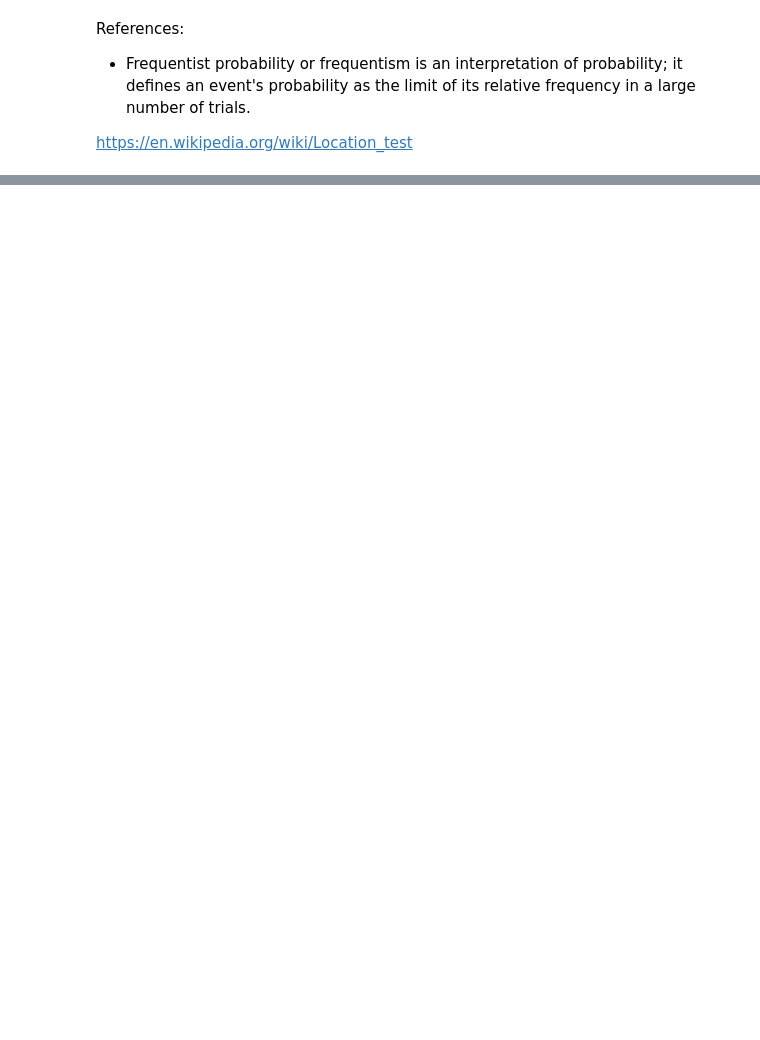
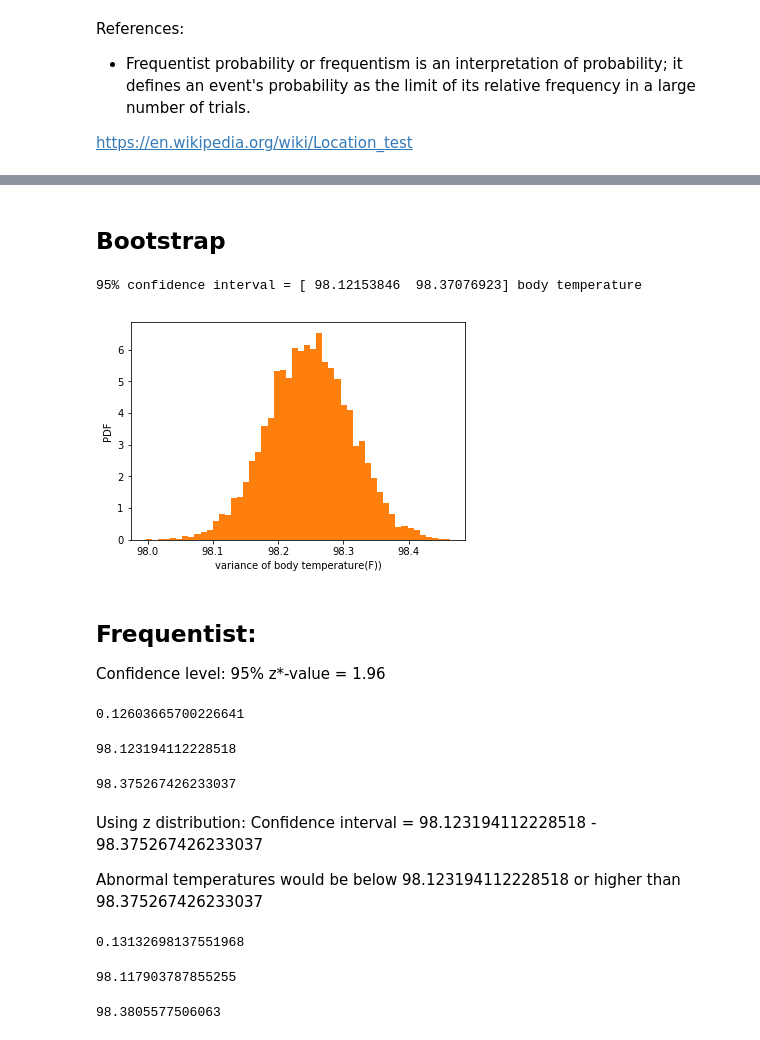
Before and after one commit to tpancier/Springboard_code, a Jupyter notebook: Inferential_statistics_exercise_1.ipynb, the cells around one changed output, grey strips where cells are left out. Saved outputs shown, nothing was run; the diff lists cells and outputs as text; code cells hidden in the pictures; blank space fills up the shorter version.

```diff
--- a/Inferential_statistics_exercise_1.ipynb
+++ b/Inferential_statistics_exercise_1.ipynb
@@ -240,10 +232,8 @@ np.random.seed(10)
 for i in range(bs_size):
     bs_sample = np.random.choice(df['temperature'], size=len(df['temperature']))
     bs_replicates[i] = np.mean(bs_sample)
+    diff_mean_replicates = bs_replicates - 98.6
 
-diff_mean_replicates = abs(bs_replicates - 98.6)
-diff_sample = abs(98.249231 - 98.6)
-p = np.sum(diff_mean_replicates >= diff_sample) / len(diff_mean_replicates)
-
-p
+diff_mean = diff_mean_replicates.mean()
+diff_mean
 # %% [output]
@@ -292,0 +346,69 @@ zscore
+# %% [markdown]
+## Bootstrap
+# %%
+bs_size = 10000
+
+bs_replicates = np.empty(bs_size)
+
+np.random.seed(10)
+
+for i in range(bs_size):
+    bs_sample = np.random.choice(df['temperature'], size=len(df['temperature']))
+    bs_replicates[i] = np.mean(bs_sample)
+
+# Compute the 95% confidence interval: conf_int
+conf_int = np.percentile(bs_replicates, [2.5, 97.5])
+
+# Print the confidence interval
+print('95% confidence interval =', conf_int, 'body temperature')
+# %% [output]
+95% confidence interval = [ 98.12153846  98.37076923] body temperature
+# %%
+# Make a histogram of the results
+_ = plt.hist(bs_replicates, normed=True, bins=50)
+_ = plt.xlabel('variance of body temperature(F))')
+_ = plt.ylabel('PDF')
+
+plt.show()
+# %% [output]
+[figure, added]
+# %% [markdown]
+## Frequentist:
+
+Confidence level: 95%
+z*-value = 1.96
+# %%
+moe = 1.96 * serr
+moe
+# %% [output]
+0.12603665700226641
+# %%
+temp_low = df['temperature'].mean() - moe
+temp_high = df['temperature'].mean() + moe
+temp_low
+# %% [output]
+98.123194112228518
+# %%
+temp_high
+# %% [output]
+98.375267426233037
+# %% [markdown]
+Using z distribution:
+Confidence interval = 98.123194112228518 - 98.375267426233037
+
+Abnormal temperatures would be below 98.123194112228518 or higher than 98.375267426233037
+# %%
+moe_t = 2.04227 * serr
+moe_t
+# %% [output]
+0.13132698137551968
+# %%
+temp_low = df['temperature'].mean() - moe_t
+temp_high = df['temperature'].mean() + moe_t
+temp_low
+# %% [output]
+98.117903787855255
+# %%
+temp_high
+# %% [output]
+98.3805577506063
```
Also changed, not shown: parts of 54 cells of this notebook.
